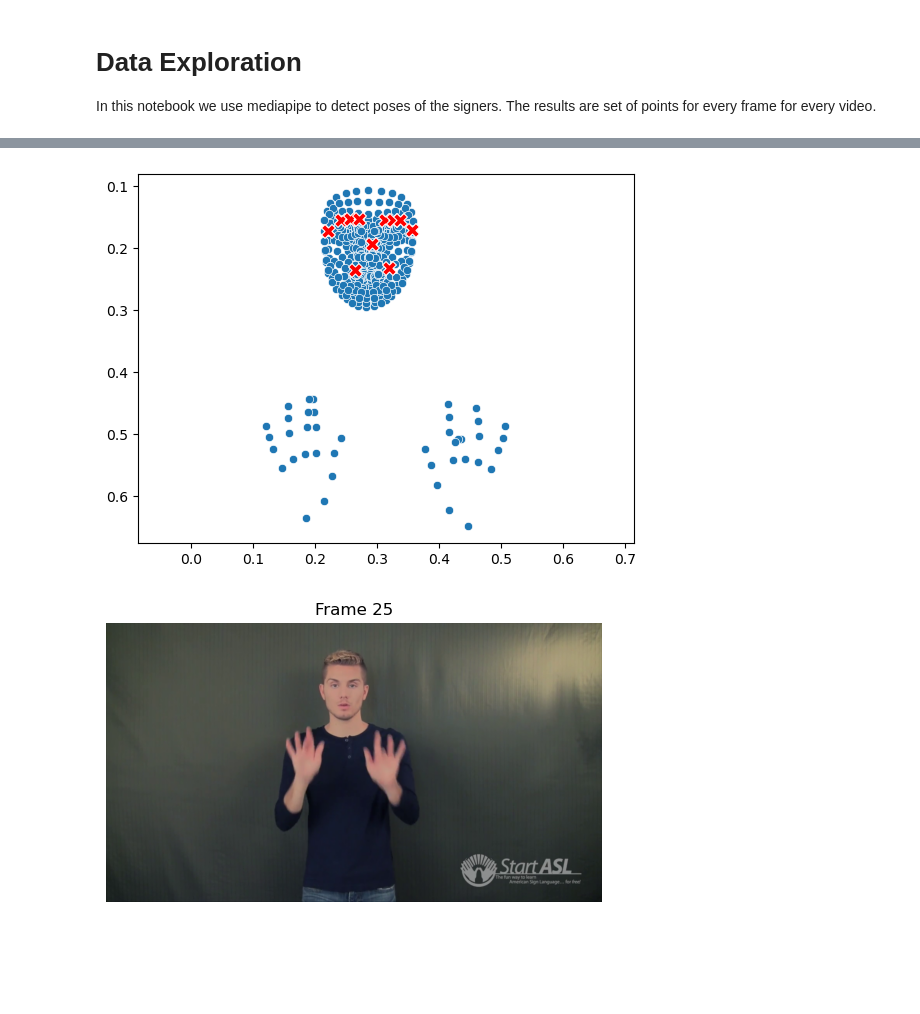
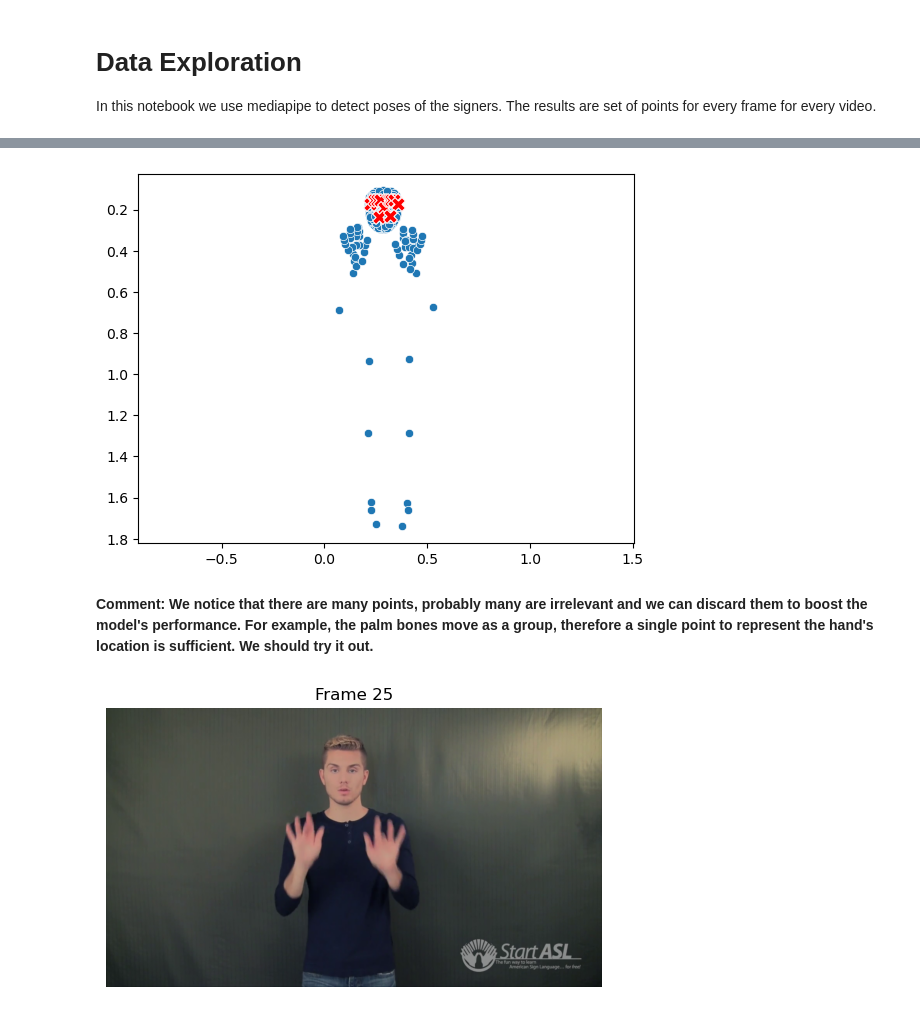
Before and after one commit to Oren93/sign_to_text, a Jupyter notebook: data_preprocessing.ipynb, the cells around one changed output, grey strips where cells are left out. Saved outputs shown, nothing was run; the diff lists cells and outputs as text; code cells hidden in the pictures; blank space fills up the shorter version.

```diff
--- a/data_preprocessing.ipynb
+++ b/data_preprocessing.ipynb
@@ -32 +70,18 @@ print(len(landmarks.keys()),'out of',len(data_info))
+# %%
+POSE = np.hstack((np.ones(33), np.zeros(21+21+468))) == 1
+LH = np.hstack((np.zeros(33), np.ones(21), np.zeros(21+468))) == 1
+RH = np.hstack((np.zeros(33+21), np.ones(21), np.zeros(468))) == 1
+FACE = np.hstack((np.zeros(33+21+21), np.ones(468))) == 1
+POSE_GROUPS = {
+    "eyes":                 [8, 6, 5, 4, 0, 1, 2, 3, 7],
+    "mouth":                [10, 9],
+    "right elbow":          [13],
+    "right arm":            [11, 15, 17, 19, 15, 21],
+    "right body side":      [11, 23, 25, 27, 29, 31, 27],
+    "left elbow":           [14],
+    "left arm":             [12, 16, 18, 20, 16, 22],
+    "left body side":       [12, 24, 26, 28, 30, 32, 28],
+    "shoulder":             [11, 12],
+    "waist":                [23, 24],
+}
 # %% [markdown]
@@ -63,7 +102,0 @@ LANDMARK_GROUPS = {
-# %%
-# For demonstration purposes we work with a small fraction of the data, say 20 videos
-video_ids = list(landmarks.keys())[:20]
-landmarks = {key: landmarks[key] for key in video_ids}
-
-#for video_id, pose in landmarks:
-    # Do something
@@ -113,28 +103,22 @@ plt.show()
 # %%
-import time
-import seaborn as sns
-import matplotlib.pyplot as plt
-
+# A sample video to work with
+key, pose = list(landmarks.items())[19]
 frame = 25 # pick a good frame where all body parts are within it
 
 
-def plot_pose(pose, highlight=[]):
-    pose_type = lambda x: [[p[0],p[1]] for p in pose[x]]
-    pose_data = np.array(pose_type('pose')+
-                        pose_type('lh')+
-                        pose_type('rh')+
-                         pose_type('face'))
-    sns.scatterplot(x=pose_data[33:,0], y=pose_data[33:,1]) # start after pose values, it shrinks the whole frame
+def plot_landmarks(frame_landmarks, plot_parts = POSE+LH+RH+FACE, highlight=[]):
+    sns.scatterplot(x=frame_landmarks[plot_parts,0], y=frame_landmarks[plot_parts,1]) # start after pose values, it shrinks the whole frame
     plt.gca().invert_yaxis()
     if len(highlight)>0:
-        sns.scatterplot(x=pose_data[highlight,0], y=pose_data[highlight,1], color='red', s=100, marker='X')
+        sns.scatterplot(x=frame_landmarks[highlight,0], y=frame_landmarks[highlight,1], color='red', s=100, marker='X')
     plt.axis('equal')
-
     plt.show()
 
-plot_pose(pose[frame],highlight = LANDMARK_GROUPS['eyes']+LANDMARK_GROUPS['mouth'])
+plot_landmarks(pose[frame],highlight = POSE_GROUPS['eyes']+POSE_GROUPS['mouth'])
 # %% [output]
-[figure, old version]
+[figure, new version]
+# %% [markdown]
+<b>Comment: We notice that there are many points, probably many are irrelevant and we can discard them to boost the model's performance. For example, the palm bones move as a group, therefore a single point to represent the hand's location is sufficient. We should try it out.</b>
 # %%
 # Code generated by GPT 3.5 to show the same frame as the pose we worked on, for presentation purpose only
 import cv2
```
Also changed, not shown: parts of 28 cells of this notebook.
